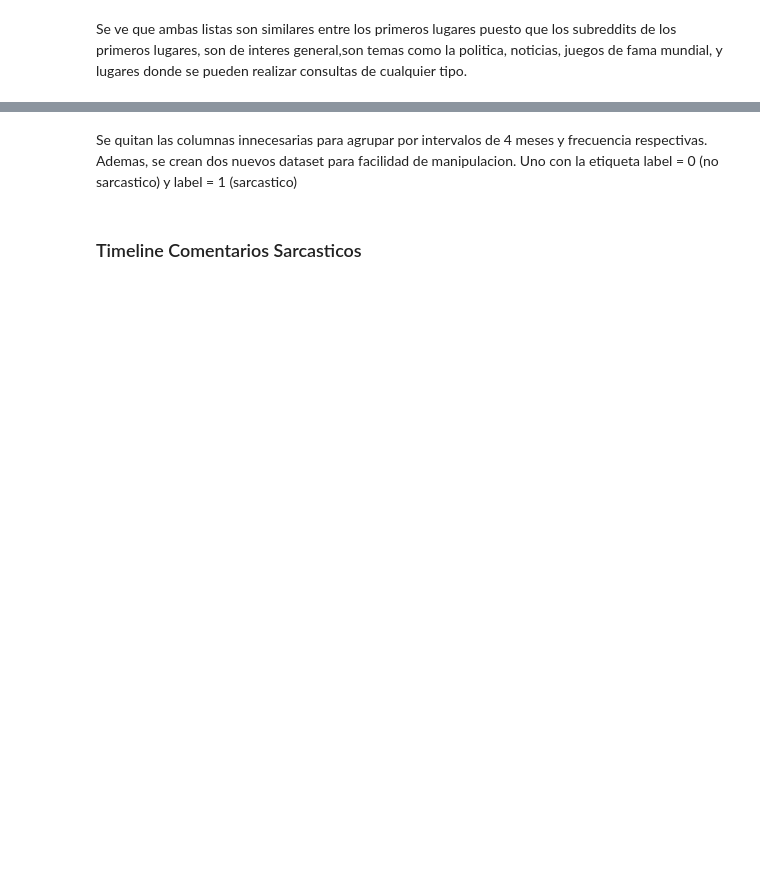
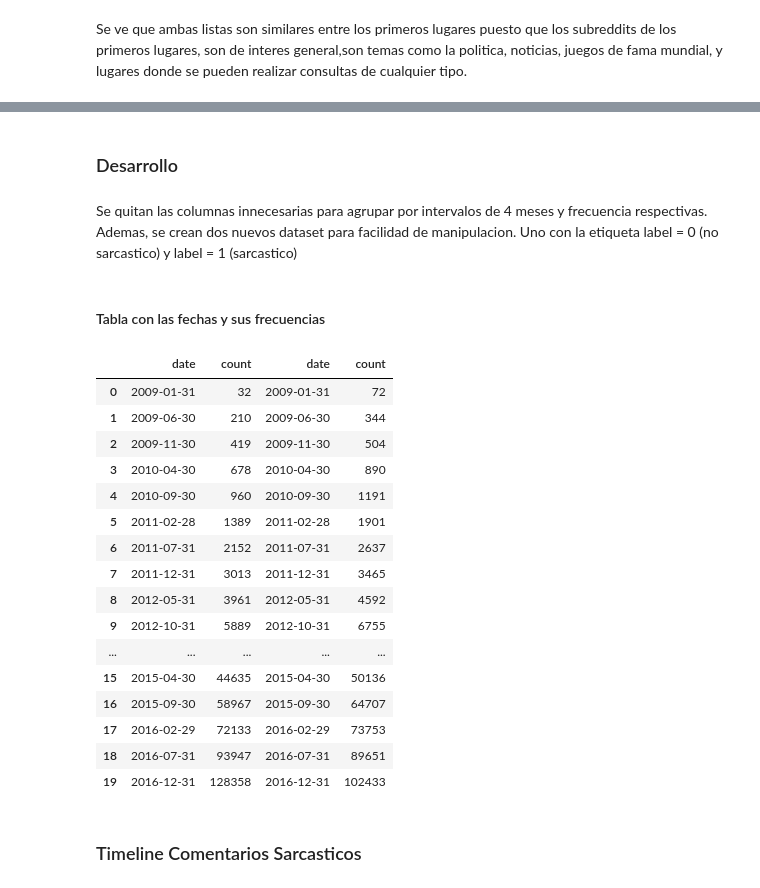
Before and after one commit to DankerMarthox/ESTACA, a Jupyter notebook: Laboratorio1/Laboratorio 1.ipynb, the cells around one changed output, grey strips where cells are left out. Cells and saved outputs as stored; diff of their text form; code cells hidden in the pictures; blank space fills up the shorter version.

```diff
--- a/Laboratorio1/Laboratorio 1.ipynb
+++ b/Laboratorio1/Laboratorio 1.ipynb
@@ -97,3 +105,5 @@ Se ve que ambas listas son similares entre los primeros lugares puesto que los s
+# %% [markdown]
+### Desarrollo
 # %% [markdown]
 Se quitan las columnas innecesarias para agrupar por intervalos de 4 meses y frecuencia respectivas.
 Ademas, se crean dos nuevos dataset para facilidad de manipulacion.
@@ -134,2 +144,25 @@ newS = newS.groupby(pd.Grouper(freq='5m')).sum().reset_index()
+# %% [markdown]
+#### Tabla con las fechas y sus frecuencias
+# %%
+alpha2 = pd.concat([newNoS,newS],axis=1,sort=False)
+alpha2
+# %% [output]
+|  | date | count | date | count |
+| 0 | 2009-01-31 | 32 | 2009-01-31 | 72 |
+| 1 | 2009-06-30 | 210 | 2009-06-30 | 344 |
+| 2 | 2009-11-30 | 419 | 2009-11-30 | 504 |
+| 3 | 2010-04-30 | 678 | 2010-04-30 | 890 |
+| 4 | 2010-09-30 | 960 | 2010-09-30 | 1191 |
+| 5 | 2011-02-28 | 1389 | 2011-02-28 | 1901 |
+| 6 | 2011-07-31 | 2152 | 2011-07-31 | 2637 |
+| 7 | 2011-12-31 | 3013 | 2011-12-31 | 3465 |
+| 8 | 2012-05-31 | 3961 | 2012-05-31 | 4592 |
+| 9 | 2012-10-31 | 5889 | 2012-10-31 | 6755 |
+| ... | ... | ... | ... | ... |
+| 15 | 2015-04-30 | 44635 | 2015-04-30 | 50136 |
+| 16 | 2015-09-30 | 58967 | 2015-09-30 | 64707 |
+| 17 | 2016-02-29 | 72133 | 2016-02-29 | 73753 |
+| 18 | 2016-07-31 | 93947 | 2016-07-31 | 89651 |
+| 19 | 2016-12-31 | 128358 | 2016-12-31 | 102433 |
 # %% [markdown]
 ### Timeline Comentarios Sarcasticos
```
Also changed, not shown: parts of 35 cells of this notebook.
